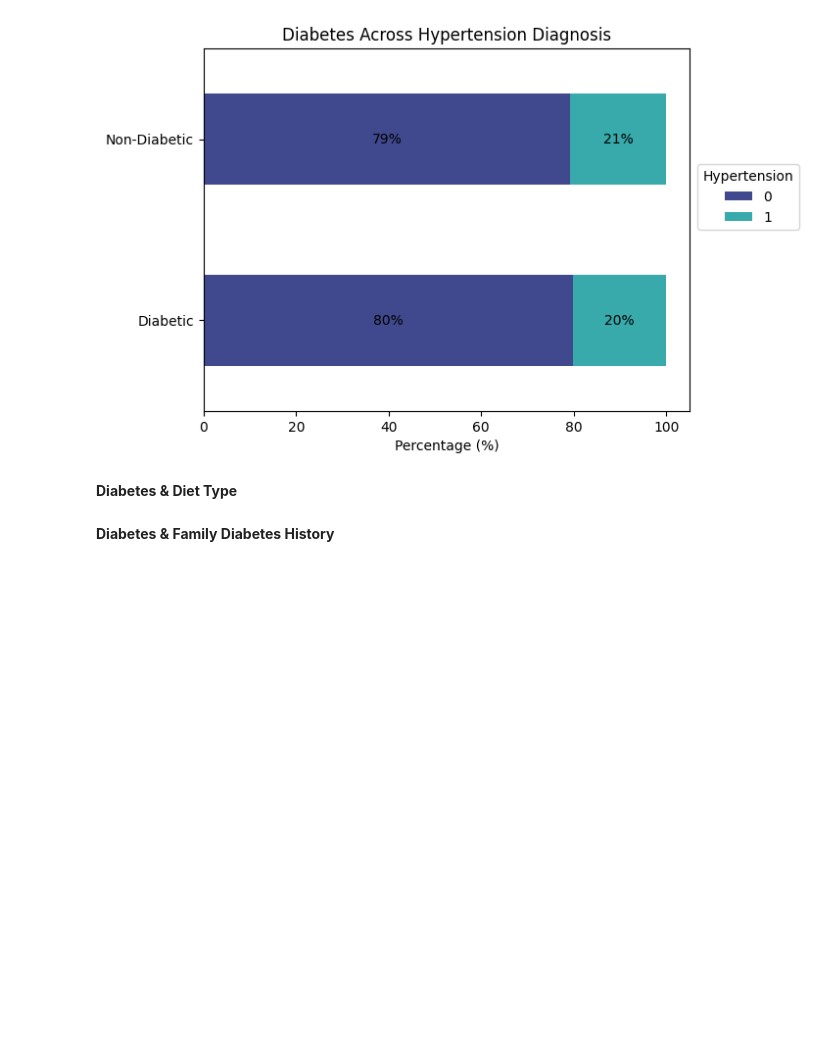
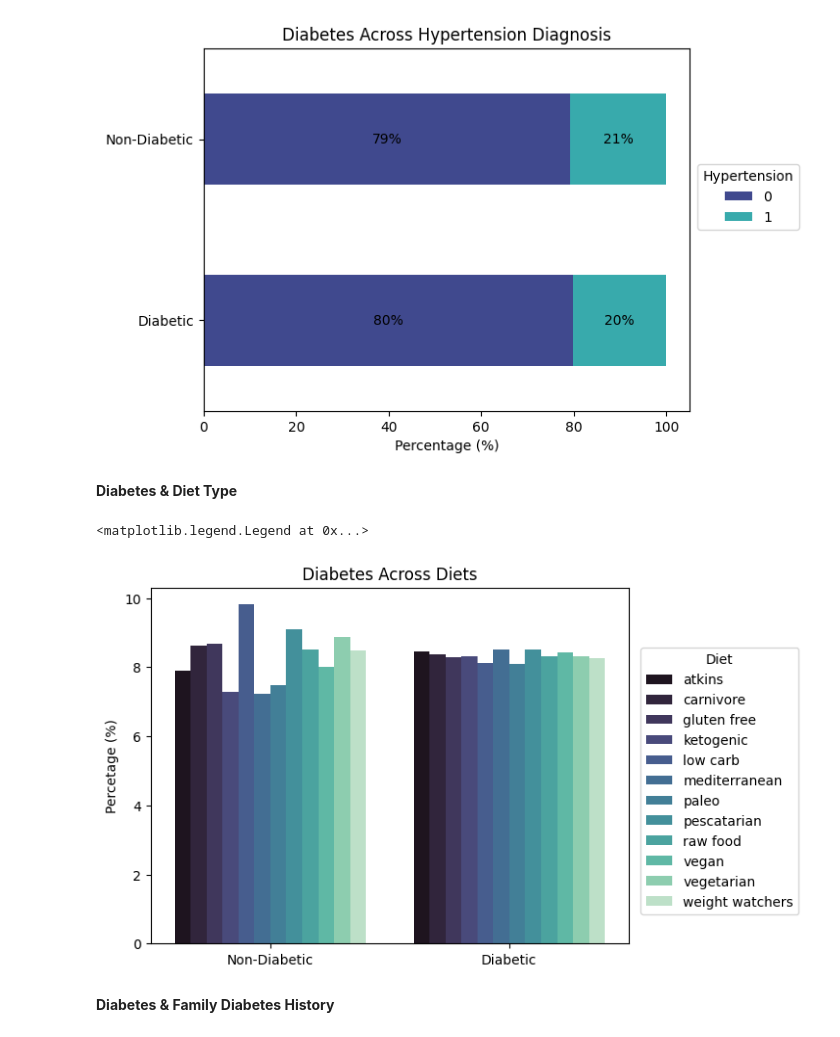
Before and after one commit to isabella-madiedo/Diabetes-Datathon, a Jupyter notebook: Code/exploratory_data_analysis.ipynb, the cells around one changed output. Drawn from its saved outputs; the diff is of its cells as text; code cells hidden in the pictures; blank space fills up the shorter version.

```diff
--- a/Code/exploratory_data_analysis.ipynb
+++ b/Code/exploratory_data_analysis.ipynb
@@ -174,6 +177,21 @@ fig , ax = stacked_viz('hypertension', 2, 'Diabetes Across Hypertension Diagnosi
 [figure]
 # %% [markdown]
 **Diabetes & Diet Type**
+# %%
+#sns.countplot(clean_data, x='diabetes', hue='diet_type', palette='mako')
+
+grouped = clean_data.groupby(['diabetes', 'diet_type']).size().reset_index(name='count')
+grouped['percent'] = grouped['count'] / grouped.groupby('diabetes')['count'].transform('sum') * 100
+grouped['diabetes_cat'] = grouped['diabetes'].map(diabetes_cat_map)
+
+sns.barplot(data=grouped, x='diabetes_cat', y='percent', hue='diet_type', palette='mako')
+plt.title('Diabetes Across Diets')
+plt.ylabel('Percetage (%)')
+plt.xlabel('')
+plt.legend(title='Diet', loc='upper right', bbox_to_anchor=(1.37, 0.85))
+# %% [output]
+<matplotlib.legend.Legend at 0x...>
+[figure, added]
 # %% [markdown]
 **Diabetes & Family Diabetes History**
 # %%
```
Also changed, not shown: parts of 12 cells of this notebook.
